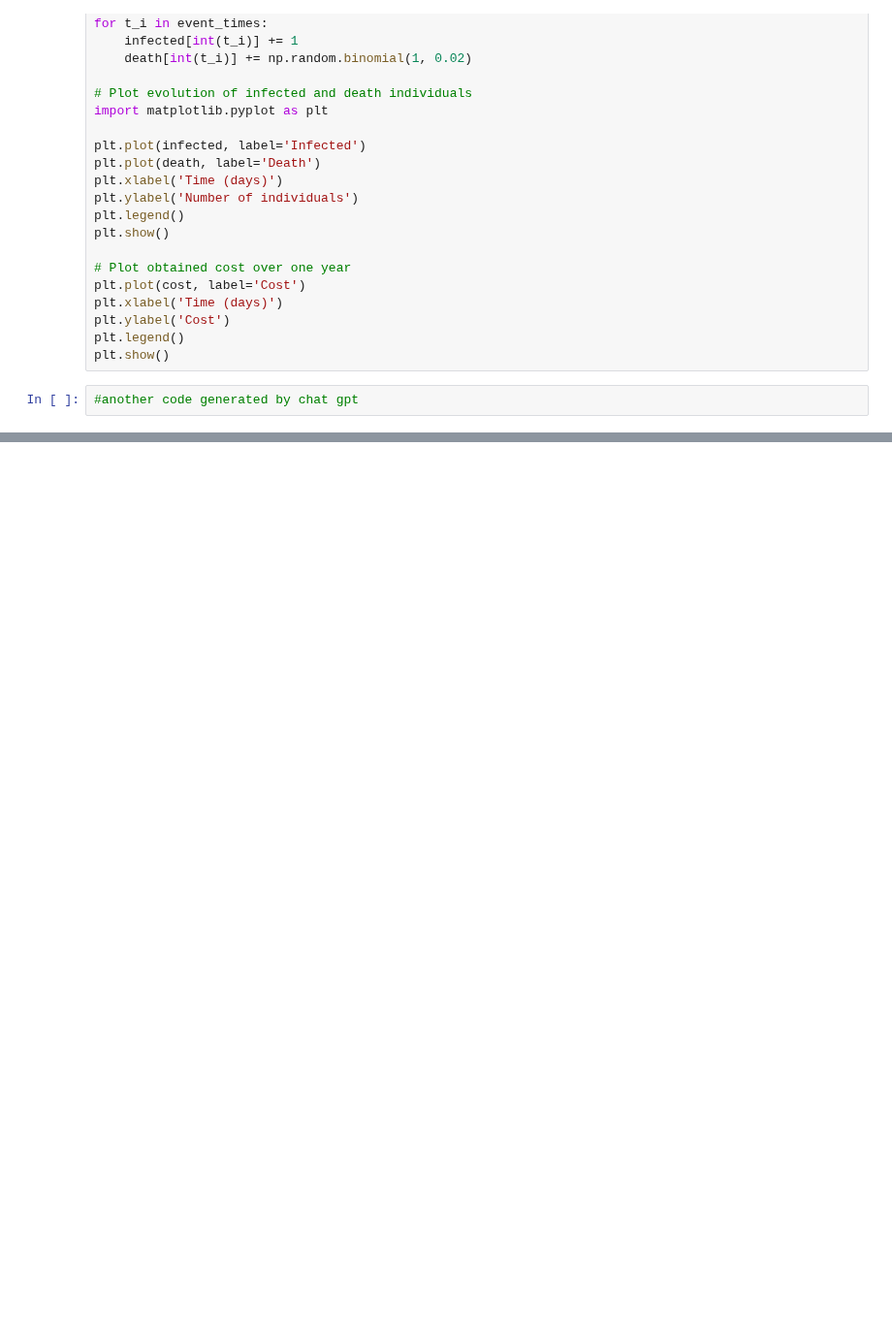
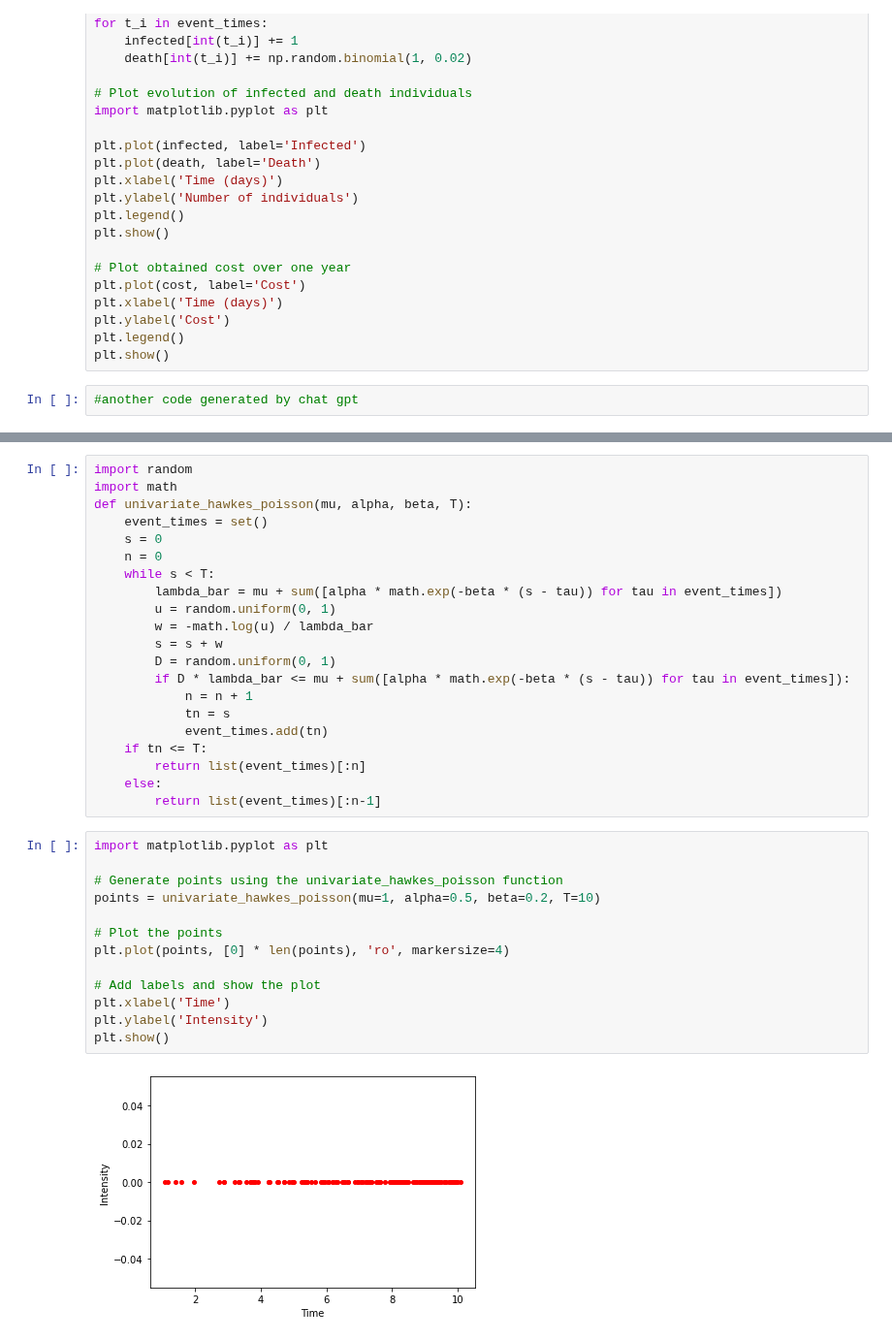
Before and after one commit to DrDoof14/Computer-AidedSimulationsLab, a Jupyter notebook: 16/lab16.ipynb, the cells around one changed output, grey strips where cells are left out. Shown at 97% size. Drawn from its saved outputs; the diff is of its cells as text; blank space fills up the shorter version.

```diff
--- a/16/lab16.ipynb
+++ b/16/lab16.ipynb
@@ -306,0 +311,36 @@ plt.show()
+# %%
+import random
+import math
+def univariate_hawkes_poisson(mu, alpha, beta, T):
+    event_times = set()
+    s = 0
+    n = 0
+    while s < T:
+        lambda_bar = mu + sum([alpha * math.exp(-beta * (s - tau)) for tau in event_times])
+        u = random.uniform(0, 1)
+        w = -math.log(u) / lambda_bar
+        s = s + w
+        D = random.uniform(0, 1)
+        if D * lambda_bar <= mu + sum([alpha * math.exp(-beta * (s - tau)) for tau in event_times]):
+            n = n + 1
+            tn = s
+            event_times.add(tn)
+    if tn <= T:
+        return list(event_times)[:n]
+    else:
+        return list(event_times)[:n-1]
+# %%
+import matplotlib.pyplot as plt
+
+# Generate points using the univariate_hawkes_poisson function
+points = univariate_hawkes_poisson(mu=1, alpha=0.5, beta=0.2, T=10)
+
+# Plot the points
+plt.plot(points, [0] * len(points), 'ro', markersize=4)
+
+# Add labels and show the plot
+plt.xlabel('Time')
+plt.ylabel('Intensity')
+plt.show()
+# %% [output]
+[figure, added]
```
Also changed, not shown: parts of 13 cells of this notebook.
